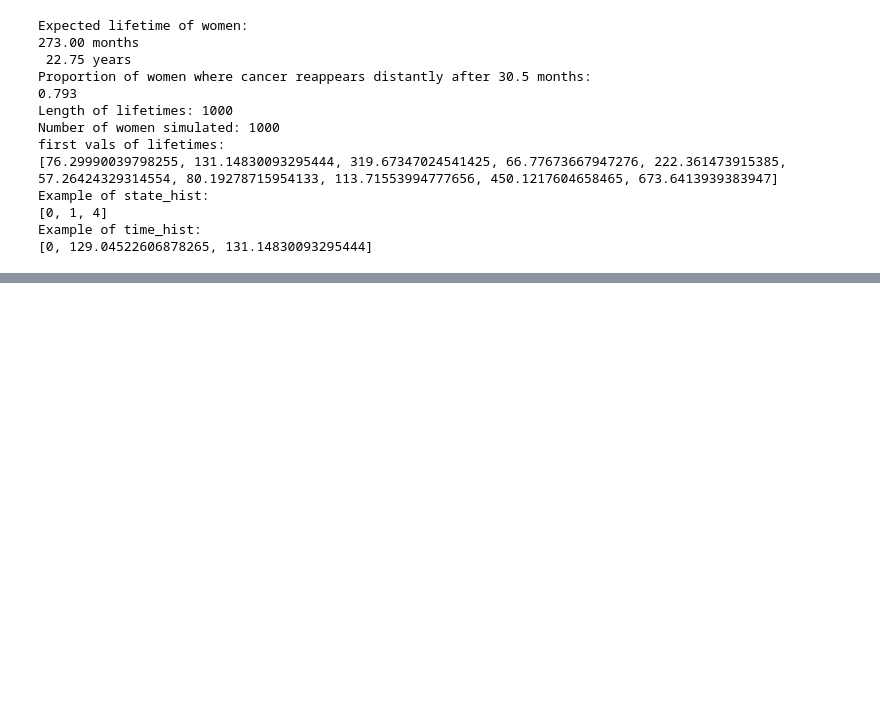
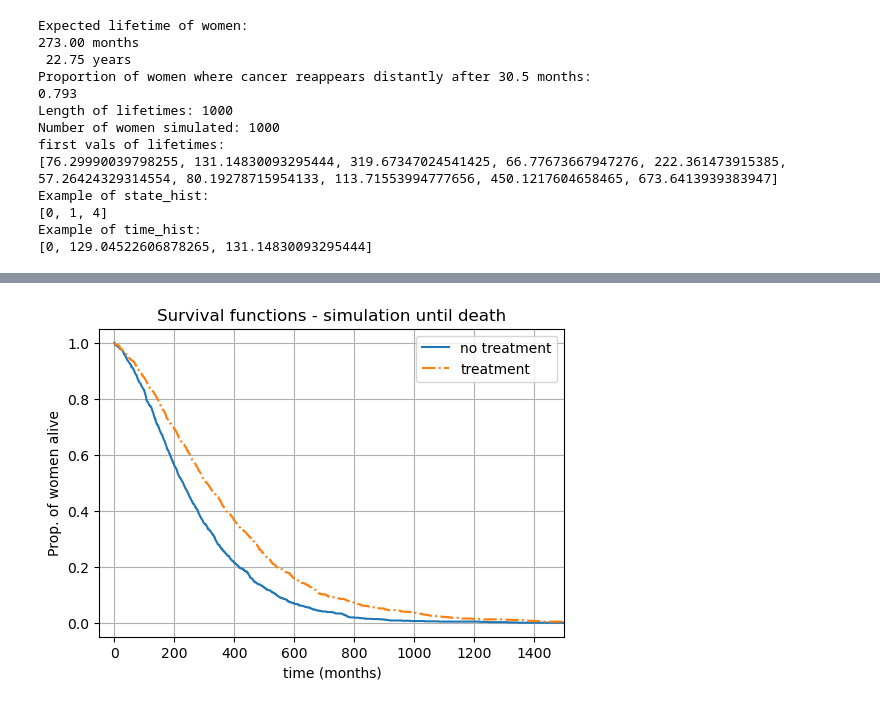
Before and after one commit to TanneSWL/Stochastic-Simulation, a Jupyter notebook: project1_s203920.ipynb, the cells around one changed output, grey strips where cells are left out. Cells and saved outputs as stored; diff of their text form; code cells hidden in the pictures; blank space fills up the shorter version.

```diff
--- a/project1_s203920.ipynb
+++ b/project1_s203920.ipynb
@@ -929,0 +1201,27 @@ plt.show()
+# %%
+### Visualising the two survival functions
+fig, ax = plt.subplots(figsize=(6,4))
+
+ax.plot(
+    tgrid,
+    KM_vals_t7,
+    label="no treatment",
+    )
+
+ax.plot(
+    tgrid,
+    KM_vals_t9,
+    label="treatment",
+    linestyle='-.'
+    )
+
+ax.set_xlabel('time (months)')
+ax.set_ylabel('Prop. of women alive')
+ax.set_title('Survival functions - simulation until death')
+ax.legend()
+ax.grid()
+ax.set_xlim(-50,1500)
+
+plt.show()
+# %% [output]
+[figure, added]
```
Also changed, not shown: parts of 32 cells of this notebook.
